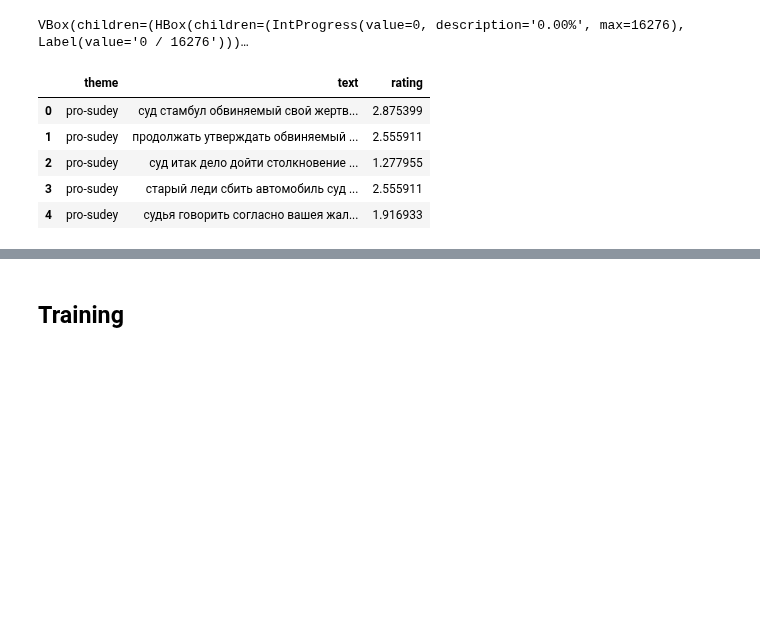
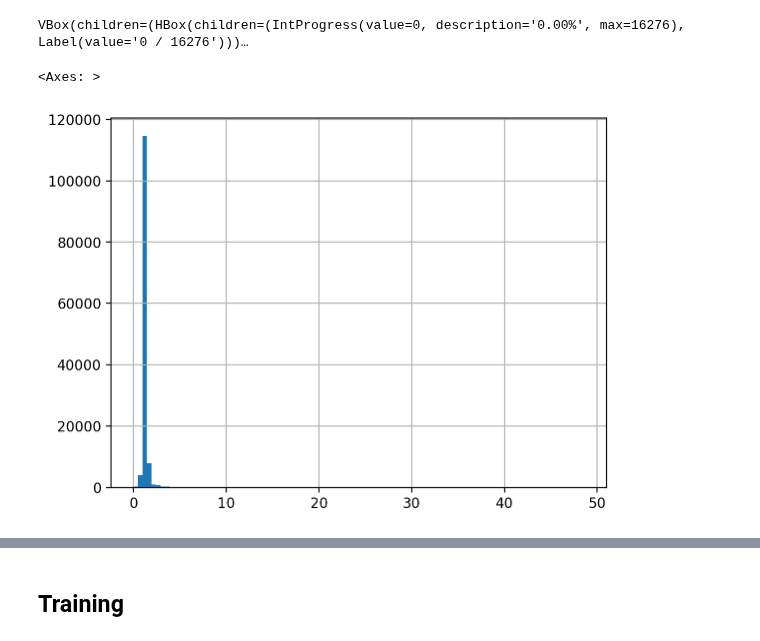
Before and after one commit to peter-and-wolf/otus_mlops_k8s_update, a Jupyter notebook: back/src/model/train.ipynb, the cells around one changed output, grey strips where cells are left out. Drawn from its saved outputs; the diff is of its cells as text; code cells hidden in the pictures; blank space fills up the shorter version.

```diff
--- a/back/src/model/train.ipynb
+++ b/back/src/model/train.ipynb
@@ -38,12 +43,8 @@ df['text'] = df['text'].parallel_apply(preprocess.lemmatize)
 VBox(children=(HBox(children=(IntProgress(value=0, description='0.00%', max=16276), Label(value='0 / 16276')))…
 # %%
 df['rating'] = (df['rating'] - df['rating'].min())/(df['rating'].max() - df['rating'].min())*100.
-# %%
-df.head()
-# %% [output]
-|  | theme | text | rating |
-| 0 | pro-sudey | суд стамбул обвиняемый свой жертв... | 2.875399 |
-| 1 | pro-sudey | продолжать утверждать обвиняемый ... | 2.555911 |
-| 2 | pro-sudey | суд итак дело дойти столкновение ... | 1.277955 |
-| 3 | pro-sudey | старый леди сбить автомобиль суд ... | 2.555911 |
-| 4 | pro-sudey | судья говорить согласно вашея жал... | 1.916933 |
+# %%
+df[df['rating'] < 50]['rating'].hist(bins=100)
+# %% [output]
+<Axes: >
+[figure, added]
```
Also changed, not shown: parts of 10 cells of this notebook, 11 other files.
